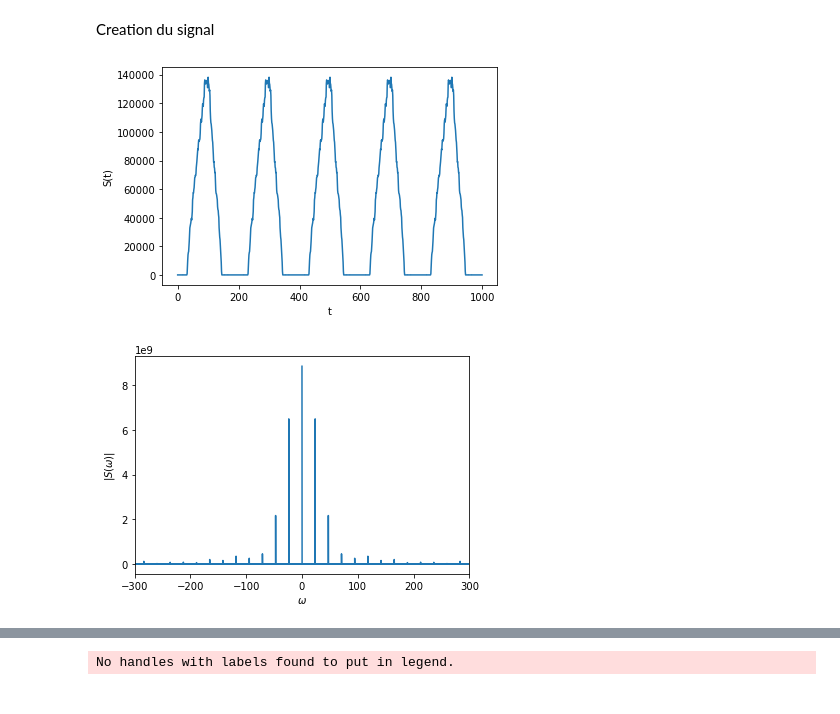
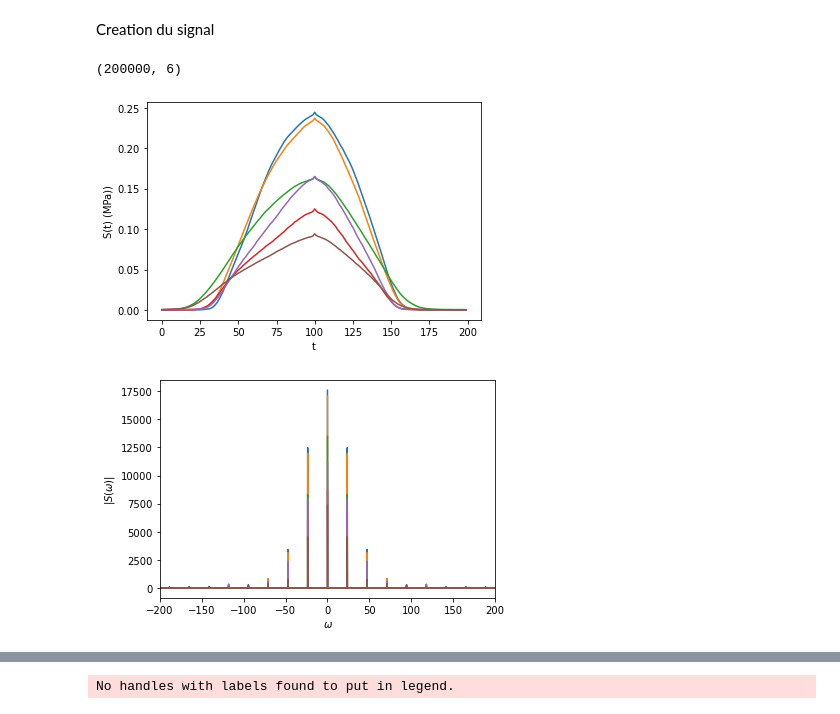
Before and after one commit to MalauD/TIPE2022, a Jupyter notebook: Code/Notebooks/rheologie.ipynb, the cells around one changed output, grey strips where cells are left out. Saved outputs shown, nothing was run; the diff lists cells and outputs as text; code cells hidden in the pictures.

```diff
--- a/Code/Notebooks/rheologie.ipynb
+++ b/Code/Notebooks/rheologie.ipynb
@@ -34,23 +34,26 @@ motif = motif / S # Convert in Pa
 # Reapeat the motif 10 times
 n = 1000
 sig = np.tile(motif, (n, 1))
+sig.shape
+# %% [output]
+(200000, 6)
 # %%
 # Calculate the response using fft
 sig_fft = np.fft.fft(sig, axis=0)
-omega = np.fft.fftfreq(n*len(motif), d=1330*(10**-6)) * 2 * np.pi
+omega = np.fft.fftfreq(n*motif.shape[0], d=1330*(10**-6)) * 2 * np.pi
 # Plot the input signal and the fft
-plt.plot(sig[:1000])
+plt.plot(sig[:200]/10**6)
 plt.xlabel("t")
-plt.ylabel("S(t)")
+plt.ylabel("S(t) (MPa))")
 plt.show()
-plt.plot(omega, np.abs(sig_fft))
+plt.plot(omega, np.abs(sig_fft) / 10**6)
 plt.xlabel(r"$\omega$")
 plt.ylabel(r"$|S(\omega)|$")
-plt.xlim(-300,300)
+plt.xlim(-200,200)
 plt.show()
 # %% [output]
-[figure, old version]
+[figure, new version]
-[figure, old version]
+[figure, new version]
 # %%
 # Calculate the response using the K-Voigt model
 eta = 2.1 * 104
```
Also changed, not shown: parts of 4 cells of this notebook, 2 other files.
